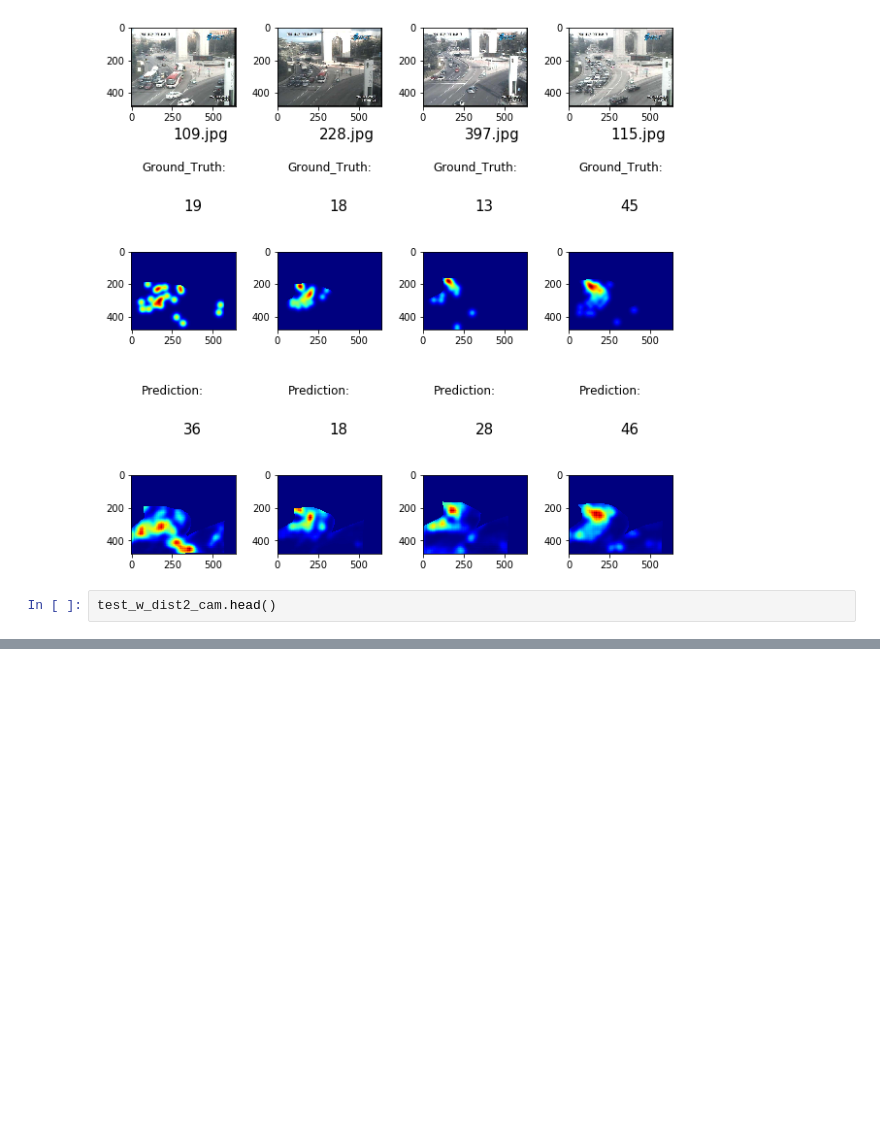
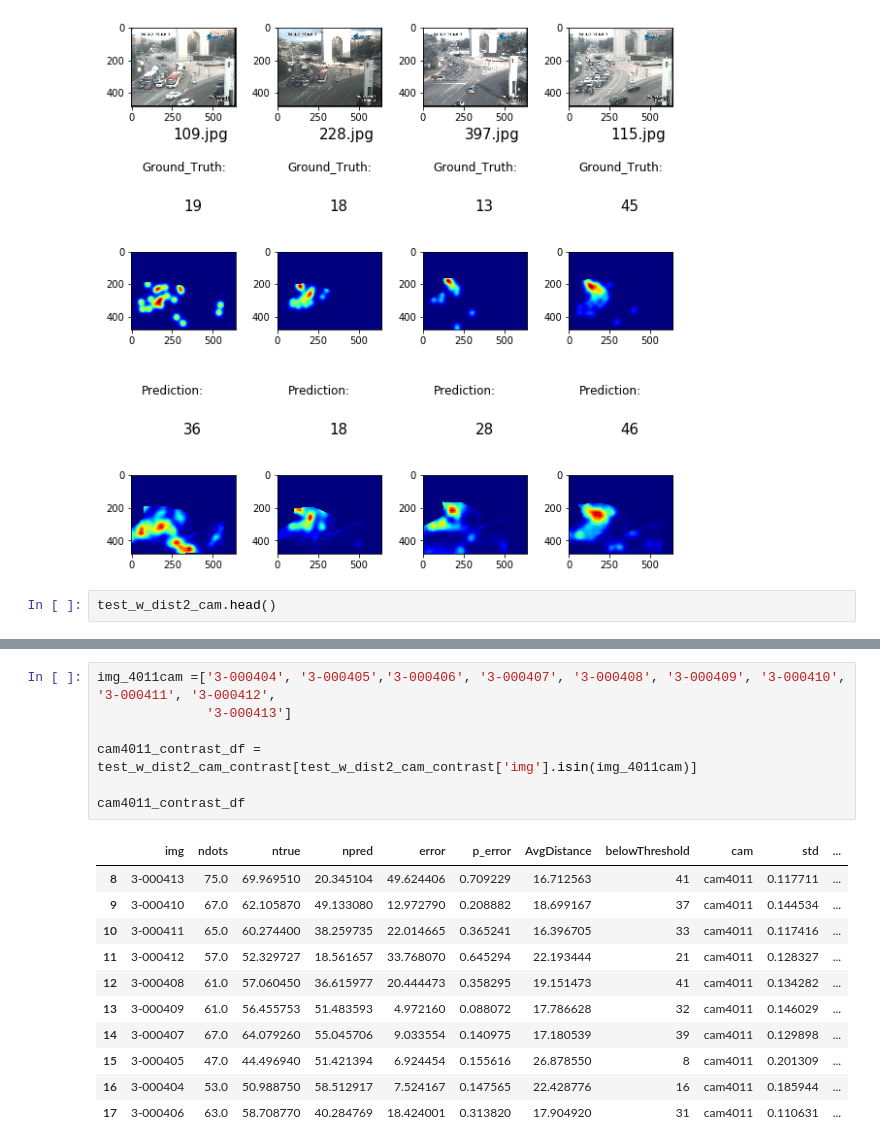
Before and after one commit to jorgealcubilla/TFM_DataScience, a Jupyter notebook: iii_model_test.ipynb, the cells around one changed output, grey strips where cells are left out. Saved outputs shown, nothing was run; the diff lists cells and outputs as text; blank space fills up the shorter version.

```diff
--- a/iii_model_test.ipynb
+++ b/iii_model_test.ipynb
@@ -1547,0 +1689,19 @@ for i in range(2):
+# %%
+img_4011cam =['3-000404', '3-000405','3-000406', '3-000407', '3-000408', '3-000409', '3-000410', '3-000411', '3-000412',
+              '3-000413']
+
+cam4011_contrast_df = test_w_dist2_cam_contrast[test_w_dist2_cam_contrast['img'].isin(img_4011cam)]
+
+cam4011_contrast_df
+# %% [output]
+|  | img | ndots | ntrue | npred | error | p_error | AvgDistance | belowThreshold | cam | std | ... |
+| 8 | 3-000413 | 75.0 | 69.969510 | 20.345104 | 49.624406 | 0.709229 | 16.712563 | 41 | cam4011 | 0.117711 | ... |
+| 9 | 3-000410 | 67.0 | 62.105870 | 49.133080 | 12.972790 | 0.208882 | 18.699167 | 37 | cam4011 | 0.144534 | ... |
+| 10 | 3-000411 | 65.0 | 60.274400 | 38.259735 | 22.014665 | 0.365241 | 16.396705 | 33 | cam4011 | 0.117416 | ... |
+| 11 | 3-000412 | 57.0 | 52.329727 | 18.561657 | 33.768070 | 0.645294 | 22.193444 | 21 | cam4011 | 0.128327 | ... |
+| 12 | 3-000408 | 61.0 | 57.060450 | 36.615977 | 20.444473 | 0.358295 | 19.151473 | 41 | cam4011 | 0.134282 | ... |
+| 13 | 3-000409 | 61.0 | 56.455753 | 51.483593 | 4.972160 | 0.088072 | 17.786628 | 32 | cam4011 | 0.146029 | ... |
+| 14 | 3-000407 | 67.0 | 64.079260 | 55.045706 | 9.033554 | 0.140975 | 17.180539 | 39 | cam4011 | 0.129898 | ... |
+| 15 | 3-000405 | 47.0 | 44.496940 | 51.421394 | 6.924454 | 0.155616 | 26.878550 | 8 | cam4011 | 0.201309 | ... |
+| 16 | 3-000404 | 53.0 | 50.988750 | 58.512917 | 7.524167 | 0.147565 | 22.428776 | 16 | cam4011 | 0.185944 | ... |
+| 17 | 3-000406 | 63.0 | 58.708770 | 40.284769 | 18.424001 | 0.313820 | 17.904920 | 31 | cam4011 | 0.110631 | ... |
```
Also changed, not shown: parts of 30 cells of this notebook.
